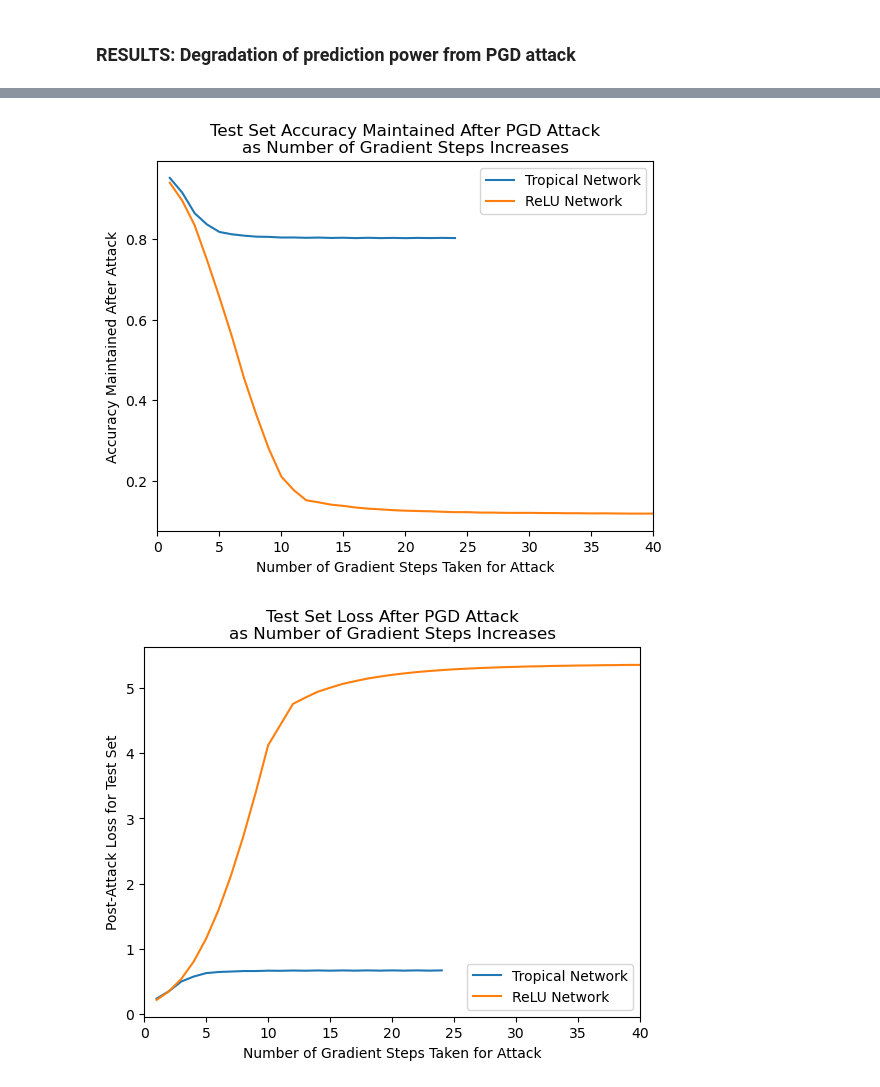
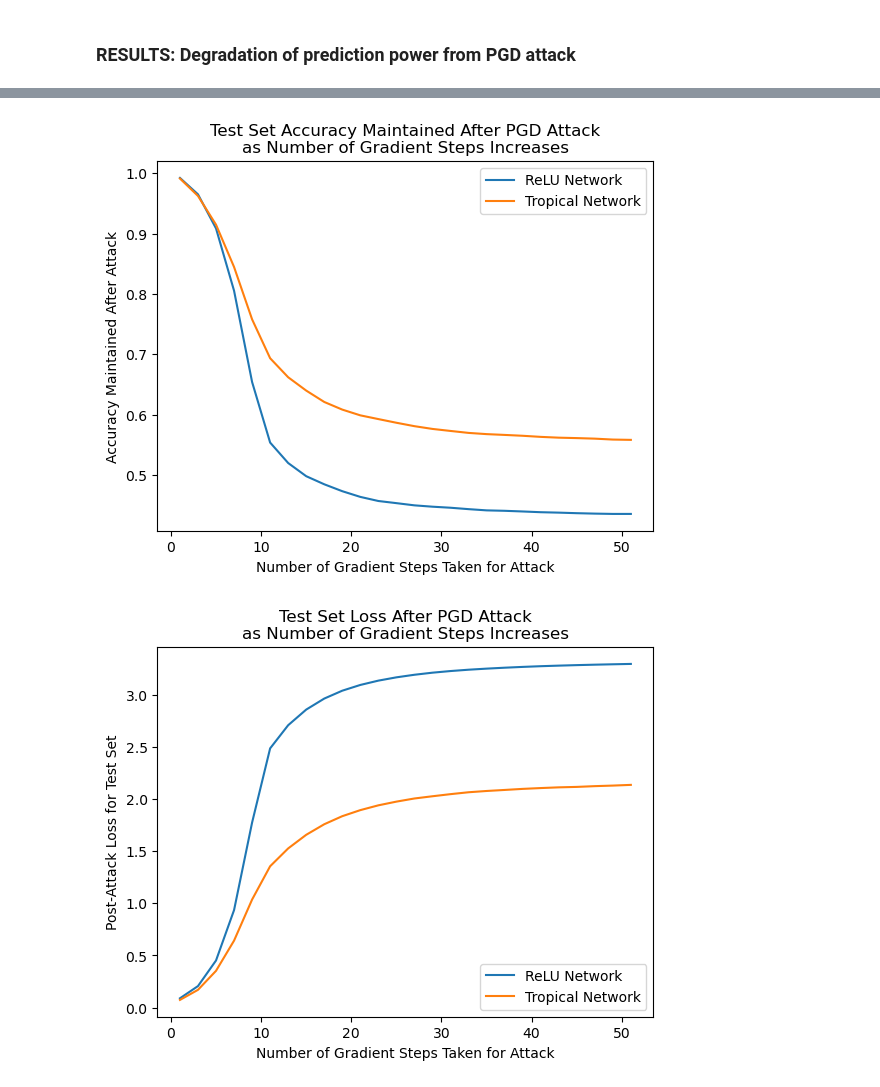
Before and after one commit to deryk96/TropicalNN, a Jupyter notebook: MNIST_convolutional_tests.ipynb, the cells around one changed output, grey strips where cells are left out. Saved outputs shown, nothing was run; the diff lists cells and outputs as text; code cells hidden in the pictures.

Commit message:
mostly logit tests and small updates

```diff
--- a/MNIST_convolutional_tests.ipynb
+++ b/MNIST_convolutional_tests.ipynb
@@ -505,27 +882,29 @@ plt.show()
 # %%
 import matplotlib.pyplot as plt
 import pandas as pd
 
-trop_res = pd.read_csv('output_data/MNIST_trop_conv_pgd_step_test.csv')
-relu_res = pd.read_csv('output_data/MNIST_relu_conv_pgd_step_test.csv')
+file_path='output_data/MNIST_conv3layer_tropLogits_attacks.csv'
+all_data = pd.read_csv(file_path)
+trop_res = all_data[all_data['model_type']=='trop']
+relu_res = all_data[all_data['model_type']=='relu']
+plt.plot(relu_res['attack'], relu_res['maintained_correct_pred'], label='ReLU Network')
+plt.plot(trop_res['attack'], trop_res['maintained_correct_pred'], label='Tropical Network')
 
-plt.plot(trop_res['num_steps'], trop_res['maintained_correct_pred'], label='Tropical Network')
-plt.plot(relu_res['num_steps'], relu_res['maintained_correct_pred'], label='ReLU Network')
 plt.title('Test Set Accuracy Maintained After PGD Attack\nas Number of Gradient Steps Increases')
 plt.xlabel('Number of Gradient Steps Taken for Attack')
 plt.ylabel('Accuracy Maintained After Attack')
-plt.xlim((0,40))
+#plt.xlim((0,40))
 plt.legend()
 plt.show()
+plt.plot(relu_res['attack'], relu_res['post_loss'], label='ReLU Network')
+plt.plot(trop_res['attack'], trop_res['post_loss'], label='Tropical Network')
 
-plt.plot(trop_res['num_steps'], trop_res['post_loss'], label='Tropical Network')
-plt.plot(relu_res['num_steps'], relu_res['post_loss'], label='ReLU Network')
 plt.title('Test Set Loss After PGD Attack\nas Number of Gradient Steps Increases')
 plt.xlabel('Number of Gradient Steps Taken for Attack')
 plt.ylabel('Post-Attack Loss for Test Set')
-plt.xlim((0,40))
+#plt.xlim((0,40))
 plt.legend()
 plt.show()
 # %% [output]
-[figure, old version]
+[figure, new version]
-[figure, old version]
+[figure, new version]
```
Also changed, not shown: parts of 19 cells of this notebook, 36 other files.
